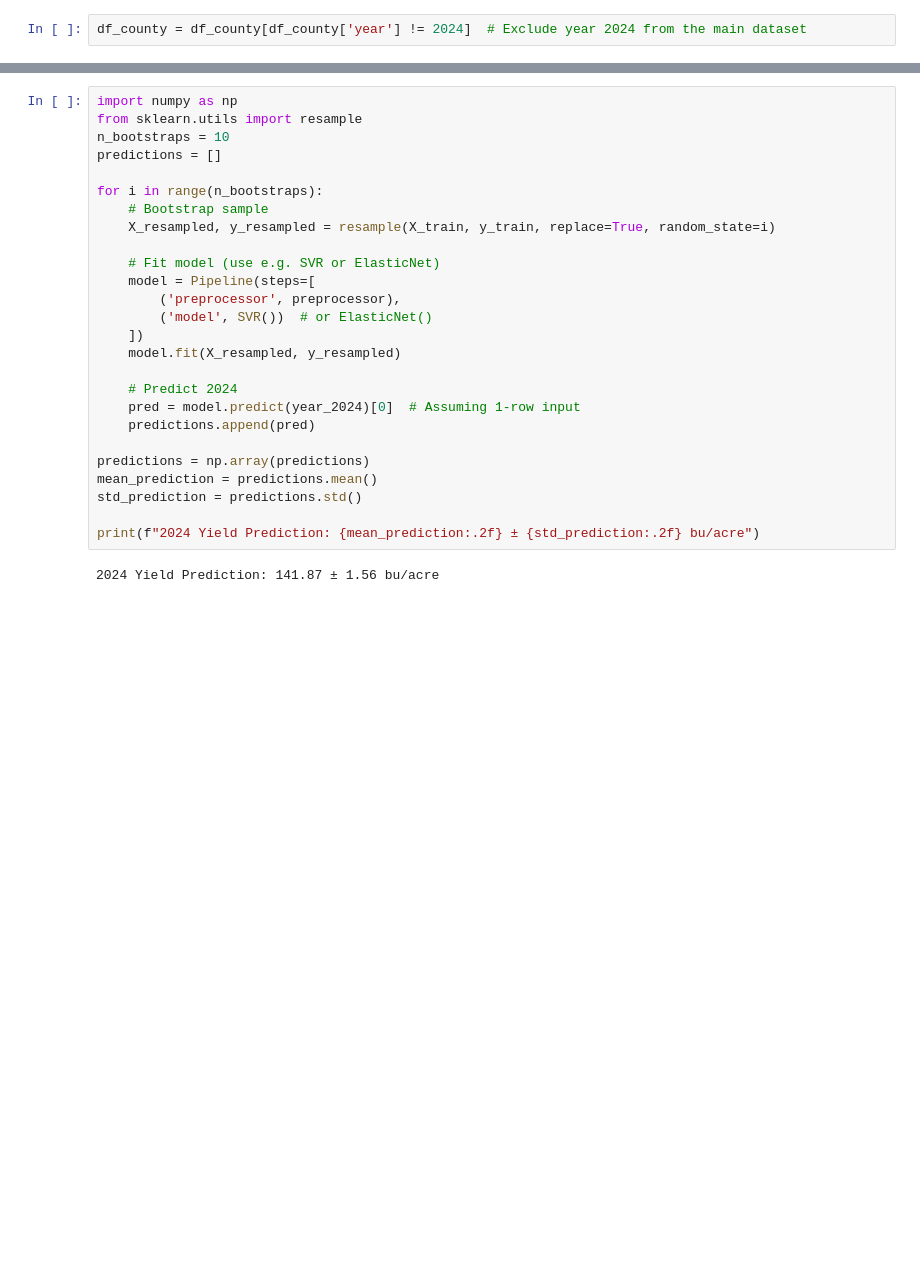
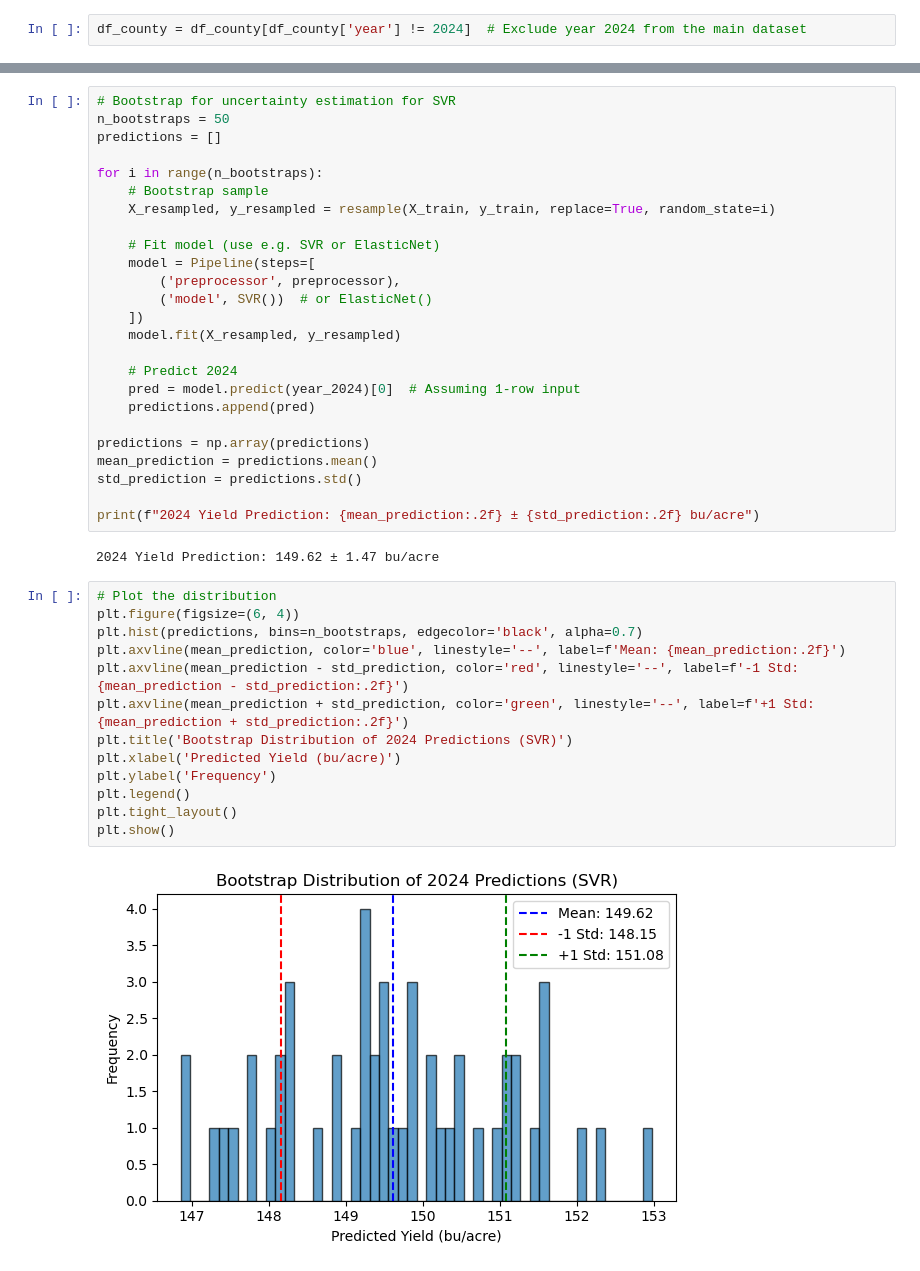
Before and after one commit to AntonioDonnangelo/Predicting-2024-US-Corn-Yield, a Jupyter notebook: Predicting_2024_US_Corn_Yield.ipynb, the cells around one changed output, grey strips where cells are left out. Saved outputs shown, nothing was run; the diff lists cells and outputs as text; blank space fills up the shorter version.

```diff
--- a/Predicting_2024_US_Corn_Yield.ipynb
+++ b/Predicting_2024_US_Corn_Yield.ipynb
@@ -1129,7 +1137,6 @@ R²: 0.7751509416780371
 # %%
-import numpy as np
-from sklearn.utils import resample
-n_bootstraps = 10
+# Bootstrap for uncertainty estimation for SVR
+n_bootstraps = 50
 predictions = []
 
 for i in range(n_bootstraps):
@@ -1153,5 +1160,20 @@ std_prediction = predictions.std()
 
 print(f"2024 Yield Prediction: {mean_prediction:.2f} ± {std_prediction:.2f} bu/acre")
 # %% [output]
-2024 Yield Prediction: 141.87 ± 1.56 bu/acre
+2024 Yield Prediction: 149.62 ± 1.47 bu/acre
+# %%
+# Plot the distribution
+plt.figure(figsize=(6, 4))
+plt.hist(predictions, bins=n_bootstraps, edgecolor='black', alpha=0.7)
+plt.axvline(mean_prediction, color='blue', linestyle='--', label=f'Mean: {mean_prediction:.2f}')
+plt.axvline(mean_prediction - std_prediction, color='red', linestyle='--', label=f'-1 Std: {mean_prediction - std_prediction:.2f}')
+plt.axvline(mean_prediction + std_prediction, color='green', linestyle='--', label=f'+1 Std: {mean_prediction + std_prediction:.2f}')
+plt.title('Bootstrap Distribution of 2024 Predictions (SVR)')
+plt.xlabel('Predicted Yield (bu/acre)')
+plt.ylabel('Frequency')
+plt.legend()
+plt.tight_layout()
+plt.show()
+# %% [output]
+[figure, added]
 # %% [markdown]
```
Also changed, not shown: parts of 27 cells of this notebook.
